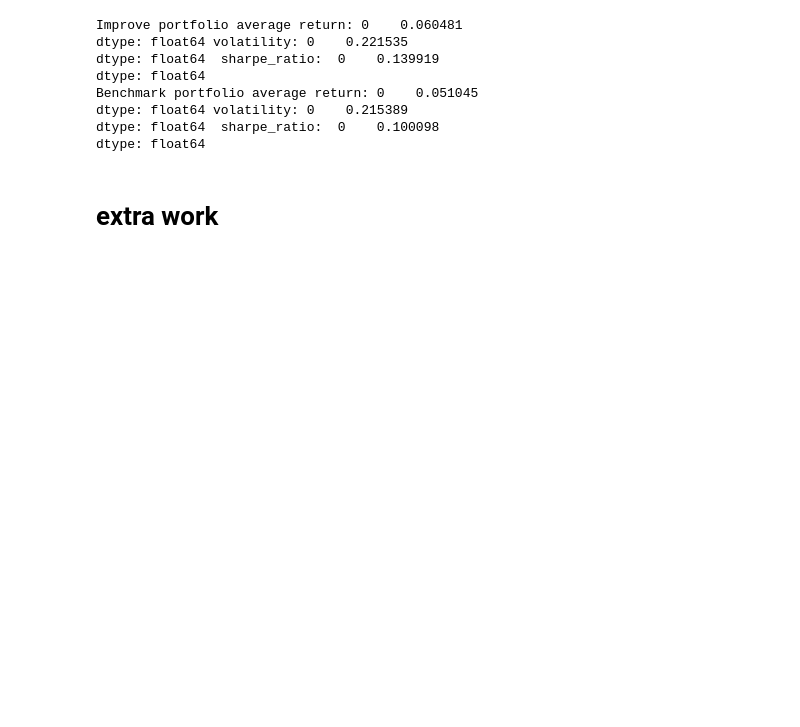
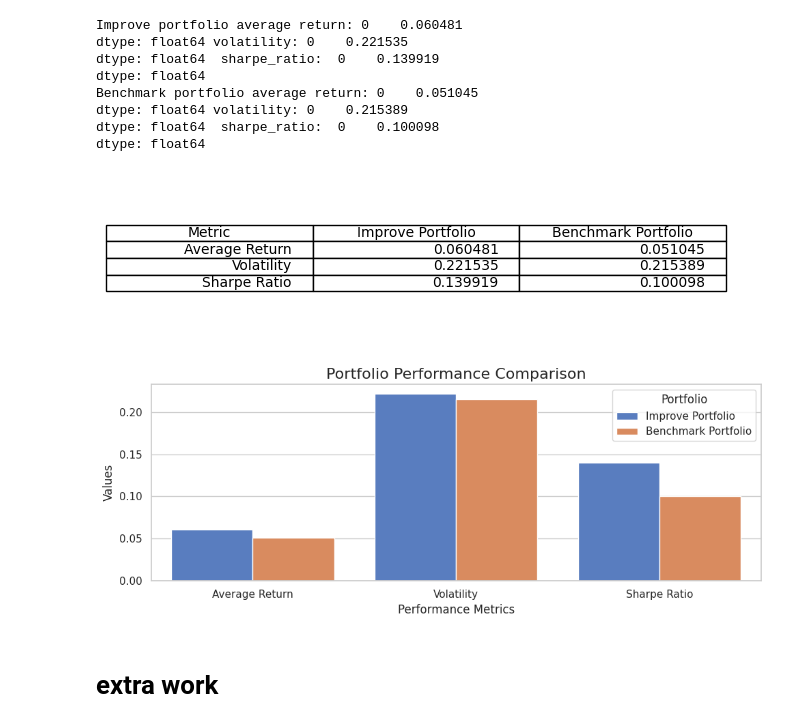
Before and after one commit to BalthazazarDuc/SEF-HW2, a Jupyter notebook: EX_4.ipynb, the cells around one changed output. Saved outputs shown, nothing was run; the diff lists cells and outputs as text; code cells hidden in the pictures; blank space fills up the shorter version.

```diff
--- a/EX_4.ipynb
+++ b/EX_4.ipynb
@@ -754,6 +775,51 @@ Benchmark portfolio average return: 0    0.051045
 dtype: float64 volatility: 0    0.215389
 dtype: float64  sharpe_ratio:  0    0.100098
 dtype: float64
+# %%
+# Data provided by user
+data = {
+    "Metric": ["Average Return", "Volatility", "Sharpe Ratio"],
+    "Improve Portfolio": [0.060481, 0.221535, 0.139919],
+    "Benchmark Portfolio": [0.051045, 0.215389, 0.100098]
+}
+
+# Create a DataFrame
+portfolio_comparison_df = pd.DataFrame(data)
+
+# Plotting the DataFrame as a table
+fig, ax = plt.subplots(figsize=(8, 2))  # set size frame
+ax.axis('tight')
+ax.axis('off')
+ax.table(cellText=portfolio_comparison_df.values,
+         colLabels=portfolio_comparison_df.columns,
+         loc='center')
+
+plt.show()
+
+import seaborn as sns
+
+# Set the aesthetics for the plot to make it look more professional
+sns.set(style="whitegrid")
+
+# Create a matplotlib figure and axes
+fig, ax = plt.subplots(figsize=(10, 4))
+
+# Use seaborn's barplot to create a grouped bar chart
+sns.barplot(data=portfolio_comparison_df.melt(id_vars='Metric'),
+            x='Metric', y='value', hue='variable', ax=ax, palette='muted')
+
+# Customize the plot to make it look more professional
+ax.set_title('Portfolio Performance Comparison', fontsize=16)
+ax.set_xlabel('Performance Metrics', fontsize=12)
+ax.set_ylabel('Values', fontsize=12)
+ax.legend(title='Portfolio')
+
+# Display the plot
+plt.tight_layout()
+plt.show()
+# %% [output]
+[figure, added]
+[figure, added]
 # %% [markdown]
 # extra work
 # %%
```
Also changed, not shown: parts of 10 cells of this notebook.
